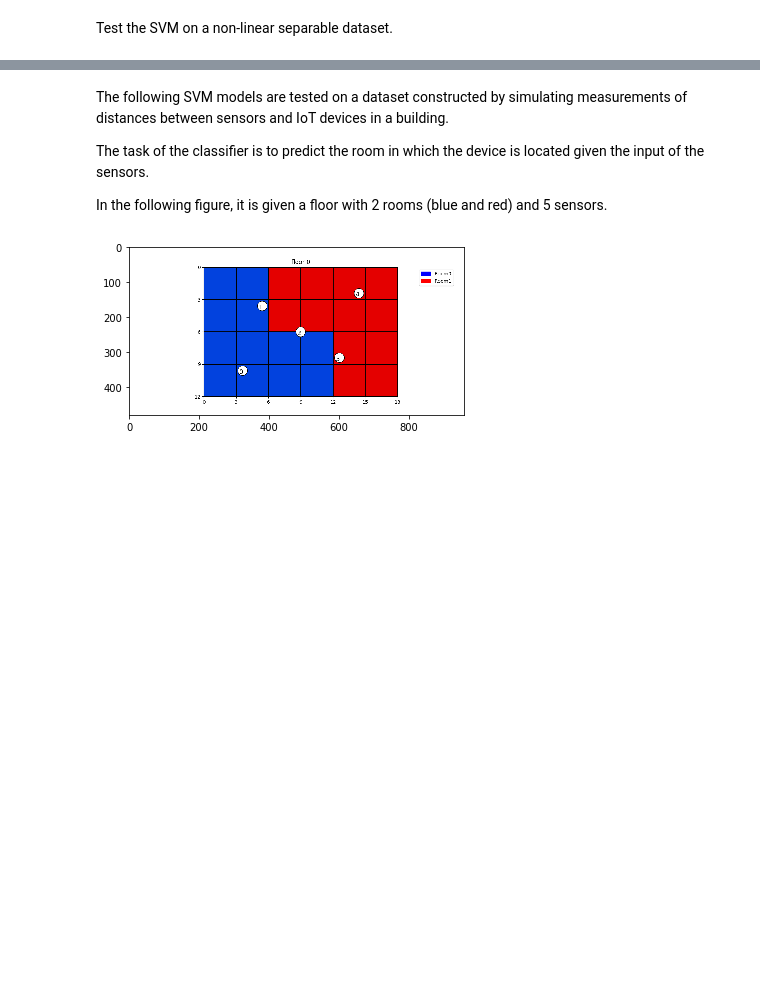
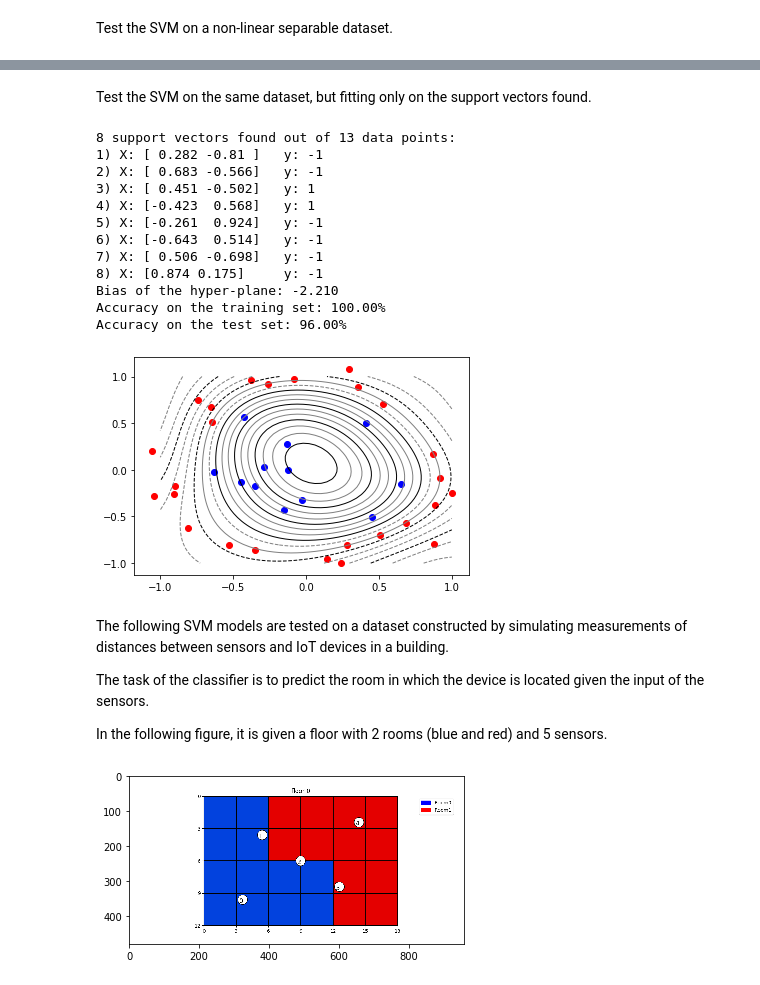
Before and after one commit to nihil21/custom-svm, a Jupyter notebook: custom-svm/svm_usecase.ipynb, the cells around one changed output, grey strips where cells are left out. Saved outputs shown, nothing was run; the diff lists cells and outputs as text; code cells hidden in the pictures; blank space fills up the shorter version.

```diff
--- a/custom-svm/svm_usecase.ipynb
+++ b/custom-svm/svm_usecase.ipynb
@@ -87,3 +109,23 @@ Accuracy: 52.00%
+# %% [markdown]
+Test the SVM on the same dataset, but fitting only on the support vectors found.
+# %%
+X_train, y_train = svm.sv_X, svm.sv_y
+svm = SVM(kernel='rbf')
+fit_and_predict(svm, X_train, X_test, y_train, y_test, True)
+# %% [output]
+8 support vectors found out of 13 data points:
+1) X: [ 0.282 -0.81 ]   y: -1
+2) X: [ 0.683 -0.566]   y: -1
+3) X: [ 0.451 -0.502]   y: 1
+4) X: [-0.423  0.568]   y: 1
+5) X: [-0.261  0.924]   y: -1
+6) X: [-0.643  0.514]   y: -1
+7) X: [ 0.506 -0.698]   y: -1
+8) X: [0.874 0.175]     y: -1
+Bias of the hyper-plane: -2.210
+Accuracy on the training set: 100.00%
+Accuracy on the test set: 96.00%
+[figure, added]
 # %% [markdown]
 The following SVM models are tested on a dataset constructed by simulating measurements of distances between sensors and IoT devices in a building.
 
```
Also changed, not shown: parts of 8 cells of this notebook, 2 other files.
